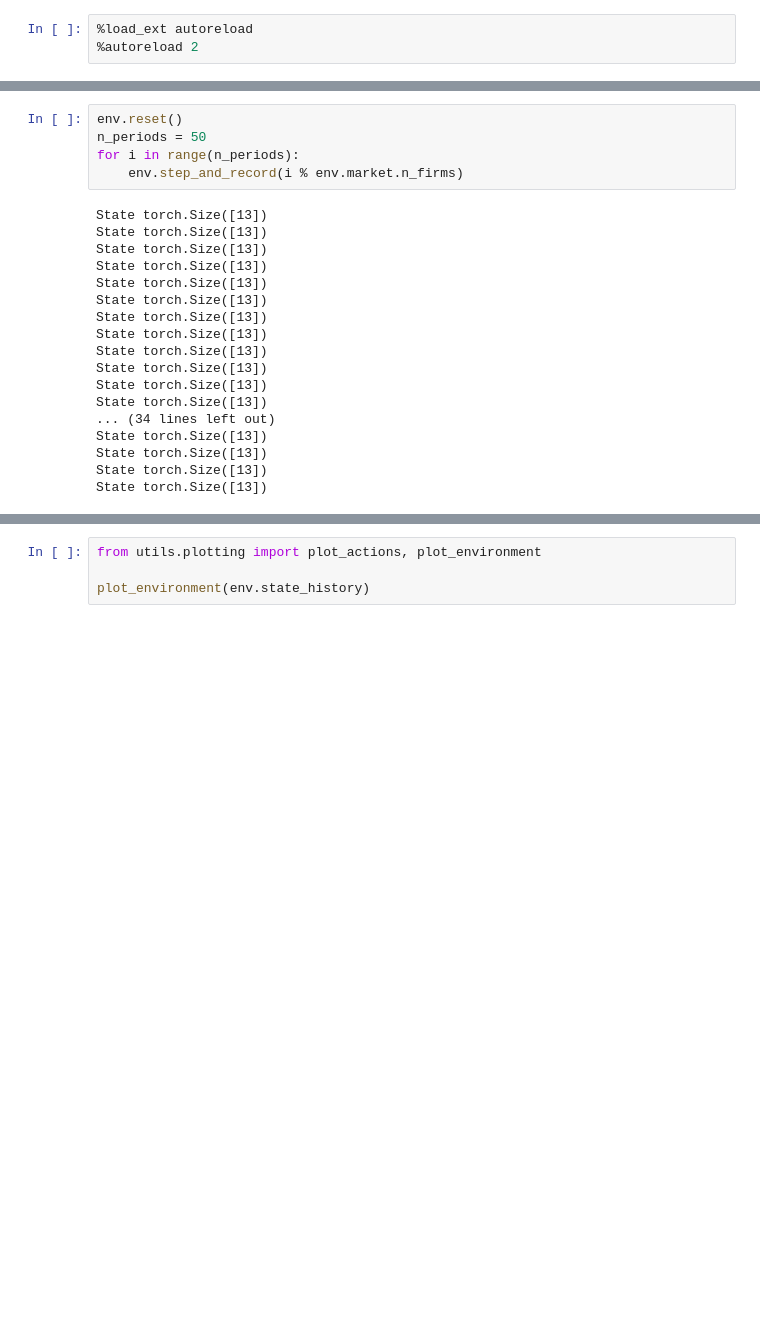
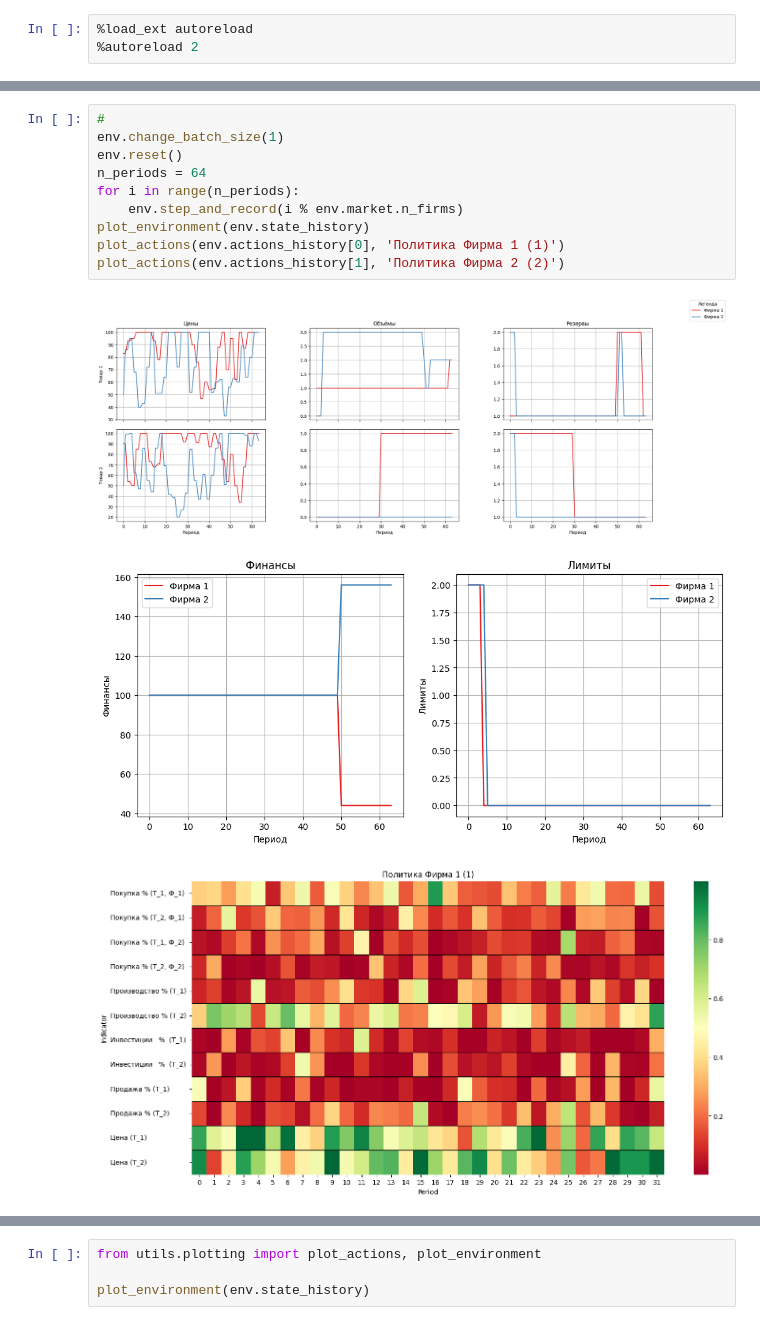
Before and after one commit to dogfew/diploma, a Jupyter notebook: test.ipynb, the cells around one changed output, grey strips where cells are left out. Drawn from its saved outputs; the diff is of its cells as text; blank space fills up the shorter version.

```diff
--- a/test.ipynb
+++ b/test.ipynb
@@ -35,23 +54,14 @@ trainer.train(1000, episode_length=50)
 # %%
+#
+env.change_batch_size(1)
 env.reset()
-n_periods = 50
+n_periods = 64
 for i in range(n_periods):
     env.step_and_record(i % env.market.n_firms)
+plot_environment(env.state_history)
+plot_actions(env.actions_history[0], 'Политика Фирма 1 (1)')
+plot_actions(env.actions_history[1], 'Политика Фирма 2 (2)')
 # %% [output]
-State torch.Size([13])
-State torch.Size([13])
-State torch.Size([13])
-State torch.Size([13])
-State torch.Size([13])
-State torch.Size([13])
-State torch.Size([13])
-State torch.Size([13])
-State torch.Size([13])
-State torch.Size([13])
-State torch.Size([13])
-State torch.Size([13])
-... (34 lines left out)
-State torch.Size([13])
-State torch.Size([13])
-State torch.Size([13])
-State torch.Size([13])
+[figure, added]
+[figure, added]
+[figure, added]
```
Also changed, not shown: parts of 4 cells of this notebook, 13 other files.
